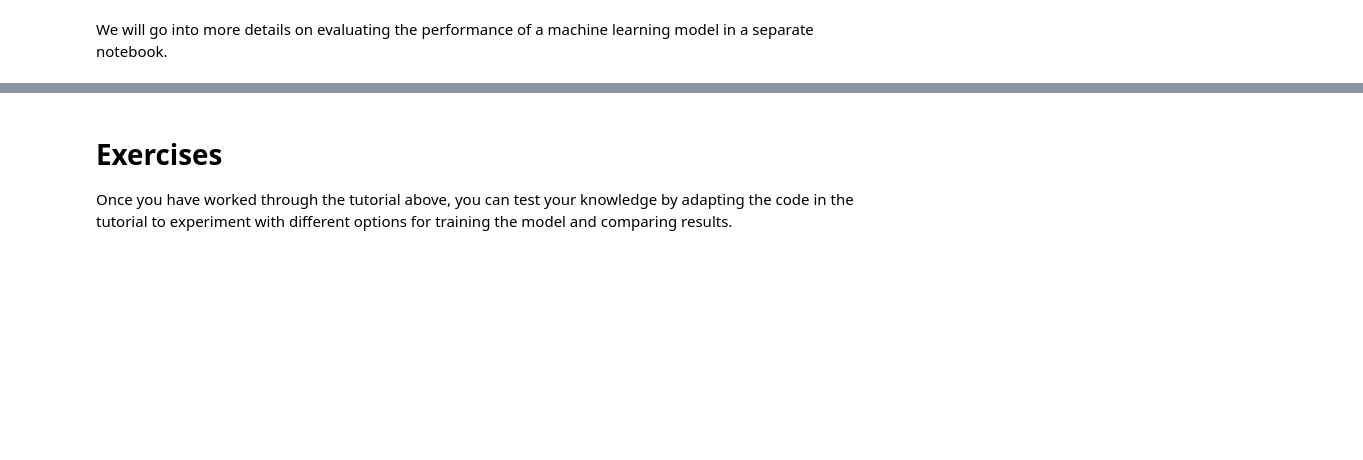
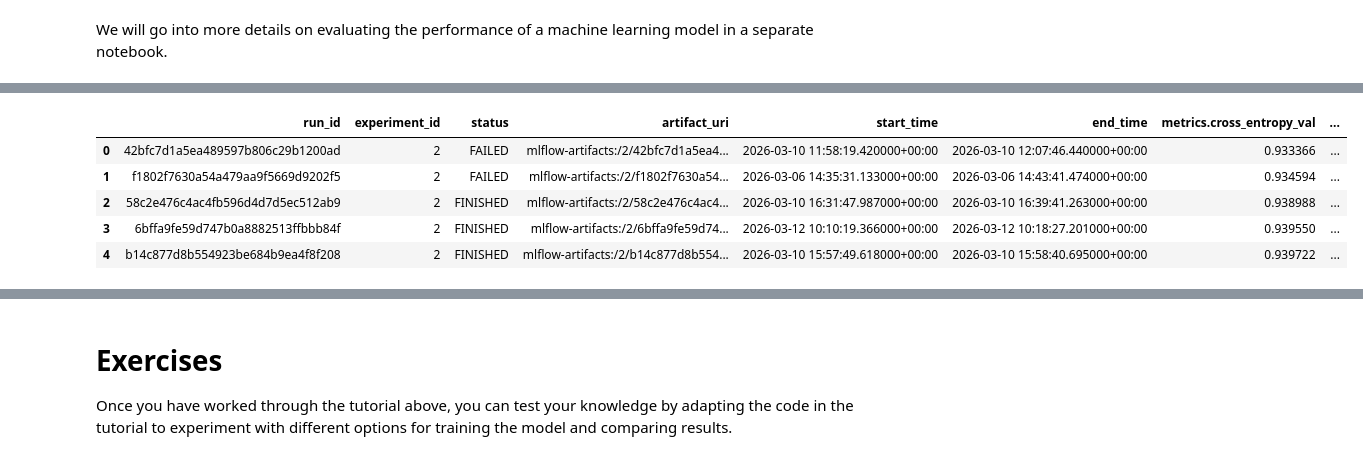
Before and after one commit to MetOffice/ai4c_hackathon, a Jupyter notebook: notebooks/ClimateZones_Training_Torch.ipynb, the cells around one changed output, grey strips where cells are left out. Saved outputs shown, nothing was run; the diff lists cells and outputs as text; code cells hidden in the pictures; blank space fills up the shorter version.

```diff
--- a/notebooks/ClimateZones_Training_Torch.ipynb
+++ b/notebooks/ClimateZones_Training_Torch.ipynb
@@ -630,5 +668,15 @@ pandas.DataFrame(metrics_mlflow_dict['data'],columns=metrics_mlflow_dict['column
 # %%
-cal
+mlflow.search_runs(exp1.experiment_id,
+                   order_by=['metrics.cross_entropy_val'],
+                   max_results=5,
+                  )
+# %% [output]
+|  | run_id | experiment_id | status | artifact_uri | start_time | end_time | metrics.cross_entropy_val | ... |
+| 0 | 42bfc7d1a5ea489597b806c29b1200ad | 2 | FAILED | mlflow-artifacts:/2/42bfc7d1a5ea4... | 2026-03-10 11:58:19.420000+00:00 | 2026-03-10 12:07:46.440000+00:00 | 0.933366 | ... |
+| 1 | f1802f7630a54a479aa9f5669d9202f5 | 2 | FAILED | mlflow-artifacts:/2/f1802f7630a54... | 2026-03-06 14:35:31.133000+00:00 | 2026-03-06 14:43:41.474000+00:00 | 0.934594 | ... |
+| 2 | 58c2e476c4ac4fb596d4d7d5ec512ab9 | 2 | FINISHED | mlflow-artifacts:/2/58c2e476c4ac4... | 2026-03-10 16:31:47.987000+00:00 | 2026-03-10 16:39:41.263000+00:00 | 0.938988 | ... |
+| 3 | 6bffa9fe59d747b0a8882513ffbbb84f | 2 | FINISHED | mlflow-artifacts:/2/6bffa9fe59d74... | 2026-03-12 10:10:19.366000+00:00 | 2026-03-12 10:18:27.201000+00:00 | 0.939550 | ... |
+| 4 | b14c877d8b554923be684b9ea4f8f208 | 2 | FINISHED | mlflow-artifacts:/2/b14c877d8b554... | 2026-03-10 15:57:49.618000+00:00 | 2026-03-10 15:58:40.695000+00:00 | 0.939722 | ... |
 # %%
 # calculate metrics from predictions on test vset
 # %%
```
Also changed, not shown: parts of 16 cells of this notebook.
